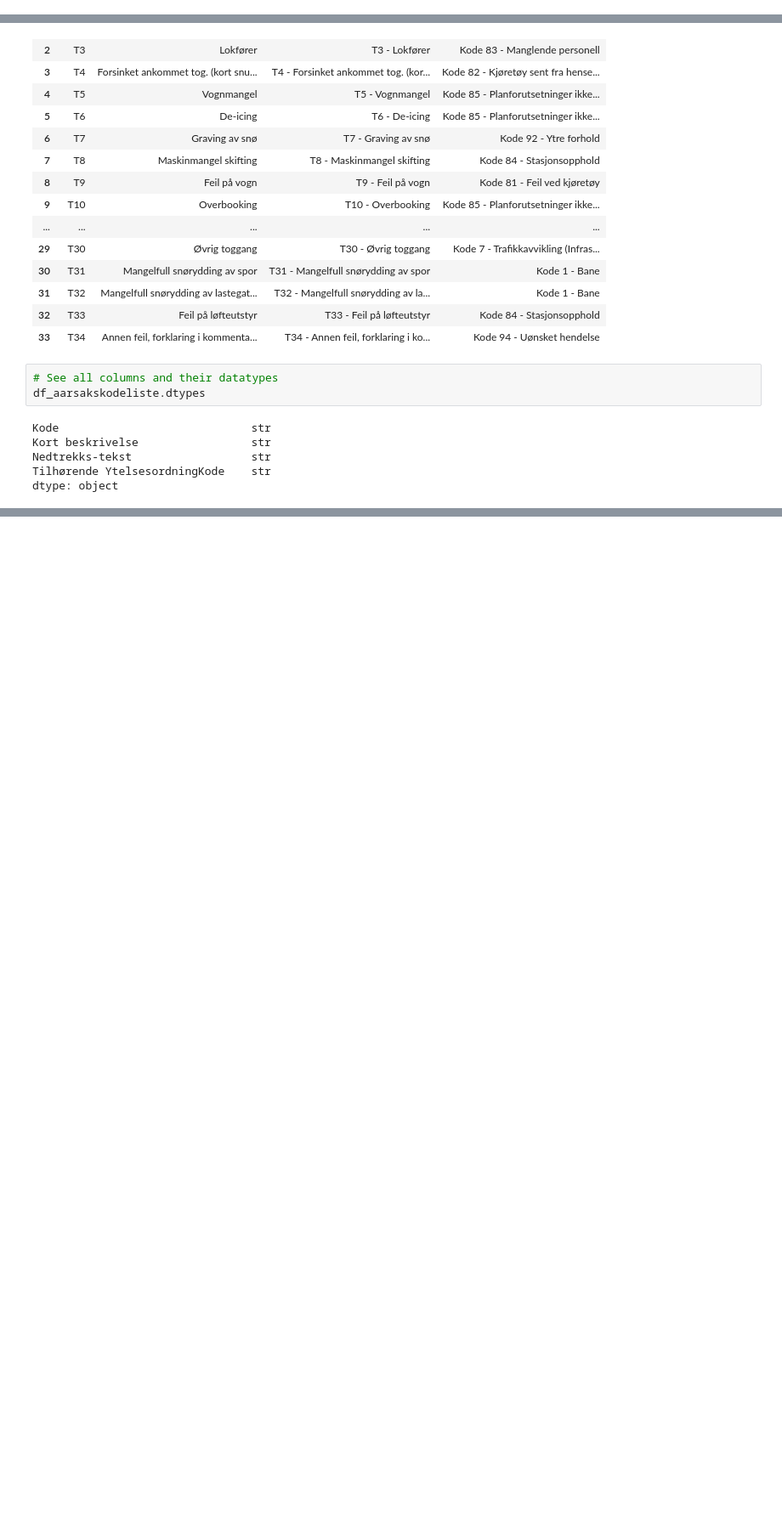
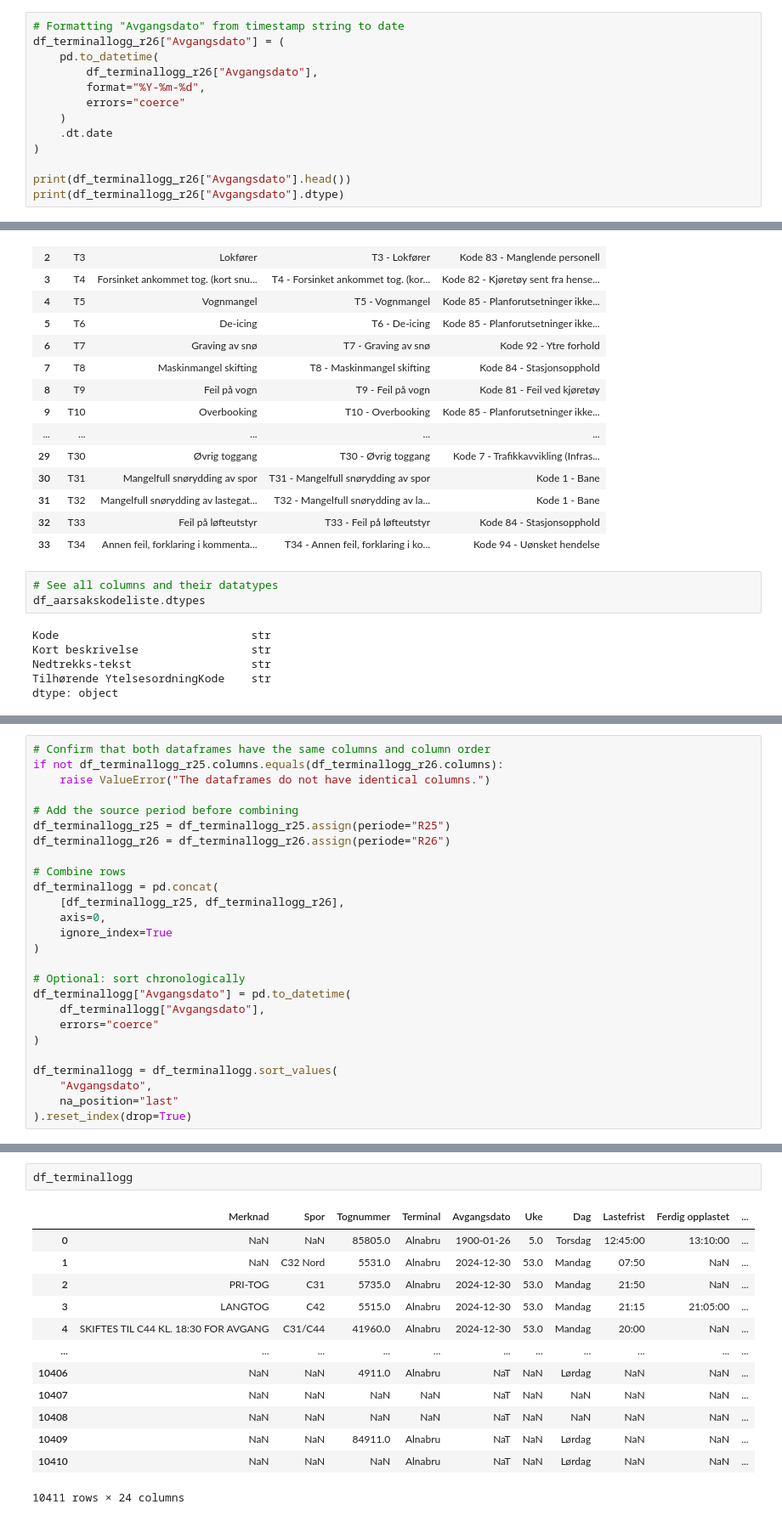
Before and after one commit to KriStrom/masteroppgave26SixSigmaDataanalyse, a Jupyter notebook: 01_measure_phase/01_00_data_exploration_and_experimentation.ipynb, the cells around one changed output, grey strips where cells are left out. Shown at 85% size. Cells and saved outputs as stored; diff of their text form; blank space fills up the shorter version.

```diff
--- a/01_measure_phase/01_00_data_exploration.ipynb
+++ b/01_measure_phase/01_00_data_exploration_and_experimentation.ipynb
@@ -156,3 +196,16 @@ All unique LoggTogID values:  <StringArray>
   '00-01-1900_4911',  '00-01-1900_5717',                nan,
  '00-01-1900_84911']
 Length: 5229, dtype: str
+# %%
+# Formatting "Avgangsdato" from timestamp string to date
+df_terminallogg_r26["Avgangsdato"] = (
+    pd.to_datetime(
+        df_terminallogg_r26["Avgangsdato"],
+        format="%Y-%m-%d",
+        errors="coerce"
+    )
+    .dt.date
+)
+
+print(df_terminallogg_r26["Avgangsdato"].head())
+print(df_terminallogg_r26["Avgangsdato"].dtype)
@@ -310,0 +476,26 @@ dtype: object
+# %%
+# Confirm that both dataframes have the same columns and column order
+if not df_terminallogg_r25.columns.equals(df_terminallogg_r26.columns):
+    raise ValueError("The dataframes do not have identical columns.")
+
+# Add the source period before combining
+df_terminallogg_r25 = df_terminallogg_r25.assign(periode="R25")
+df_terminallogg_r26 = df_terminallogg_r26.assign(periode="R26")
+
+# Combine rows
+df_terminallogg = pd.concat(
+    [df_terminallogg_r25, df_terminallogg_r26],
+    axis=0,
+    ignore_index=True
+)
+
+# Optional: sort chronologically
+df_terminallogg["Avgangsdato"] = pd.to_datetime(
+    df_terminallogg["Avgangsdato"],
+    errors="coerce"
+)
+
+df_terminallogg = df_terminallogg.sort_values(
+    "Avgangsdato",
+    na_position="last"
+).reset_index(drop=True)
@@ -310,0 +525,16 @@ dtype: object
+# %%
+df_terminallogg
+# %% [output]
+|  | Merknad | Spor | Tognummer | Terminal | Avgangsdato | Uke | Dag | Lastefrist | Ferdig opplastet | ... |
+| 0 | NaN | NaN | 85805.0 | Alnabru | 1900-01-26 | 5.0 | Torsdag | 12:45:00 | 13:10:00 | ... |
+| 1 | NaN | C32 Nord | 5531.0 | Alnabru | 2024-12-30 | 53.0 | Mandag | 07:50 | NaN | ... |
+| 2 | PRI-TOG | C31 | 5735.0 | Alnabru | 2024-12-30 | 53.0 | Mandag | 21:50 | NaN | ... |
+| 3 | LANGTOG | C42 | 5515.0 | Alnabru | 2024-12-30 | 53.0 | Mandag | 21:15 | 21:05:00 | ... |
+| 4 | SKIFTES TIL C44 KL. 18:30 FOR AVGANG | C31/C44 | 41960.0 | Alnabru | 2024-12-30 | 53.0 | Mandag | 20:00 | NaN | ... |
+| ... | ... | ... | ... | ... | ... | ... | ... | ... | ... | ... |
+| 10406 | NaN | NaN | 4911.0 | Alnabru | NaT | NaN | Lørdag | NaN | NaN | ... |
+| 10407 | NaN | NaN | NaN | NaN | NaT | NaN | NaN | NaN | NaN | ... |
+| 10408 | NaN | NaN | NaN | NaN | NaT | NaN | NaN | NaN | NaN | ... |
+| 10409 | NaN | NaN | 84911.0 | Alnabru | NaT | NaN | Lørdag | NaN | NaN | ... |
+| 10410 | NaN | NaN | NaN | Alnabru | NaT | NaN | Lørdag | NaN | NaN | ... |
+10411 rows × 24 columns
```
Also changed, not shown: parts of 23 cells of this notebook.
